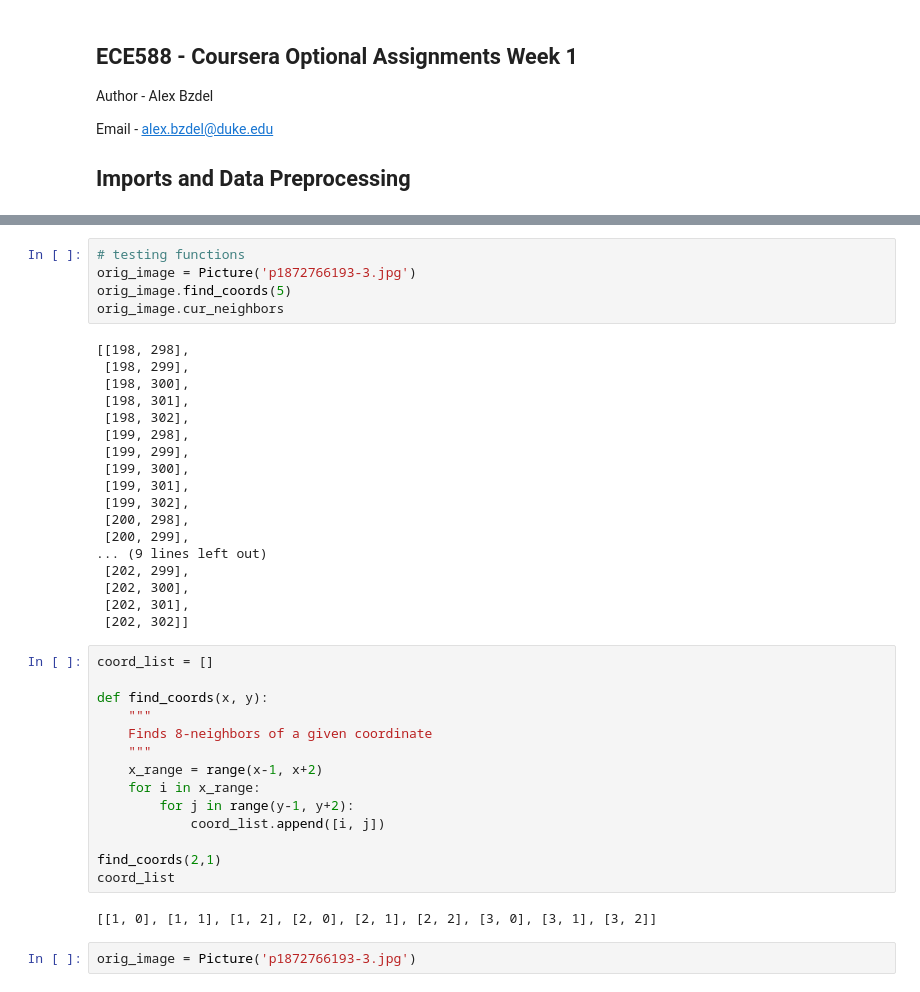
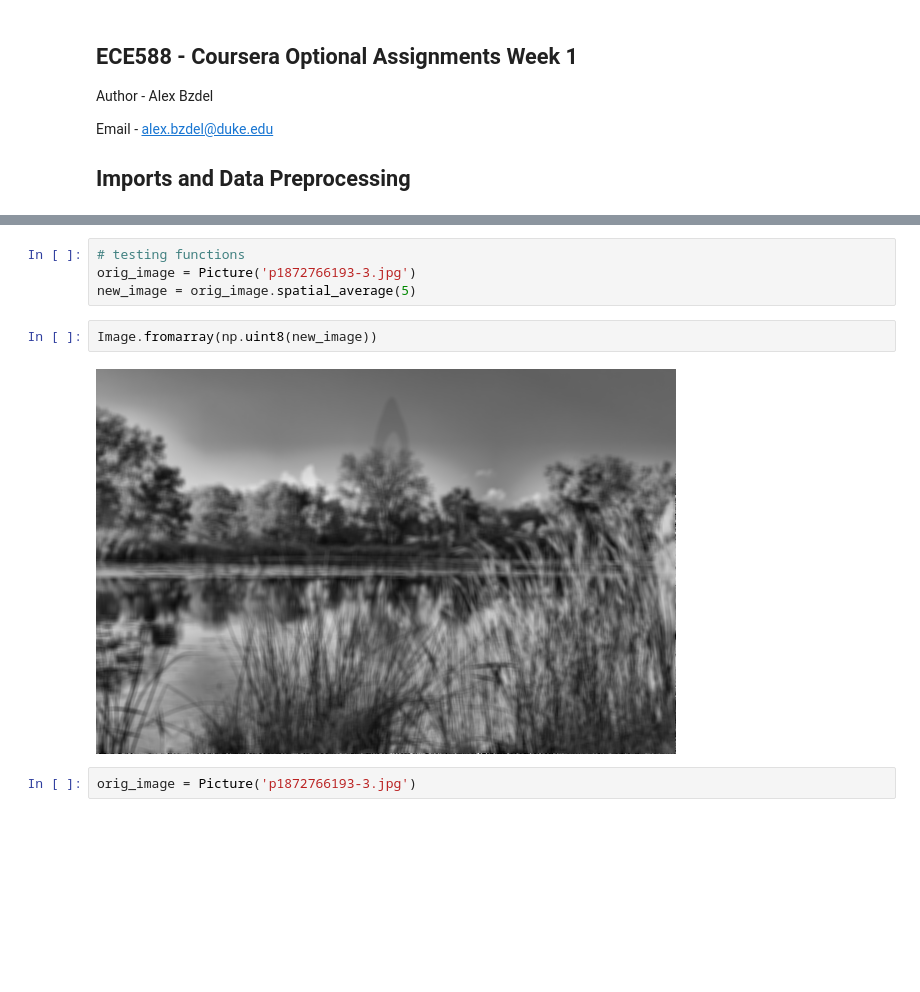
Before and after one commit to abzdel/ECE588-Image-and-Video-Processing, a Jupyter notebook: week1hwclean.ipynb, the cells around one changed output, grey strips where cells are left out. Cells and saved outputs as stored; diff of their text form; blank space fills up the shorter version.

Commit message:
picture class now has full functionality in order to blur an image with variable neighborhood values

```diff
--- a/week1hwclean.ipynb
+++ b/week1hwclean.ipynb
@@ -63,42 +119,11 @@ class Picture():
 # %%
 # testing functions
 orig_image = Picture('p1872766193-3.jpg')
-orig_image.find_coords(5)
-orig_image.cur_neighbors
+new_image = orig_image.spatial_average(5)
-# %% [output]
-[[198, 298],
- [198, 299],
- [198, 300],
- [198, 301],
- [198, 302],
- [199, 298],
- [199, 299],
- [199, 300],
- [199, 301],
- [199, 302],
- [200, 298],
- [200, 299],
-... (9 lines left out)
- [202, 299],
- [202, 300],
- [202, 301],
- [202, 302]]
-# %%
-coord_list = []
-
-def find_coords(x, y):
-    """
-    Finds 8-neighbors of a given coordinate
-    """
-    x_range = range(x-1, x+2)
-    for i in x_range:
-        for j in range(y-1, y+2):
-            coord_list.append([i, j])
-
-find_coords(2,1)
-coord_list
-# %% [output]
-[[1, 0], [1, 1], [1, 2], [2, 0], [2, 1], [2, 2], [3, 0], [3, 1], [3, 2]]
+# %%
+Image.fromarray(np.uint8(new_image))
+# %% [output]
+[figure, added]
 # %%
 orig_image = Picture('p1872766193-3.jpg')
 # %%
```
Also changed, not shown: parts of 2 cells of this notebook.
